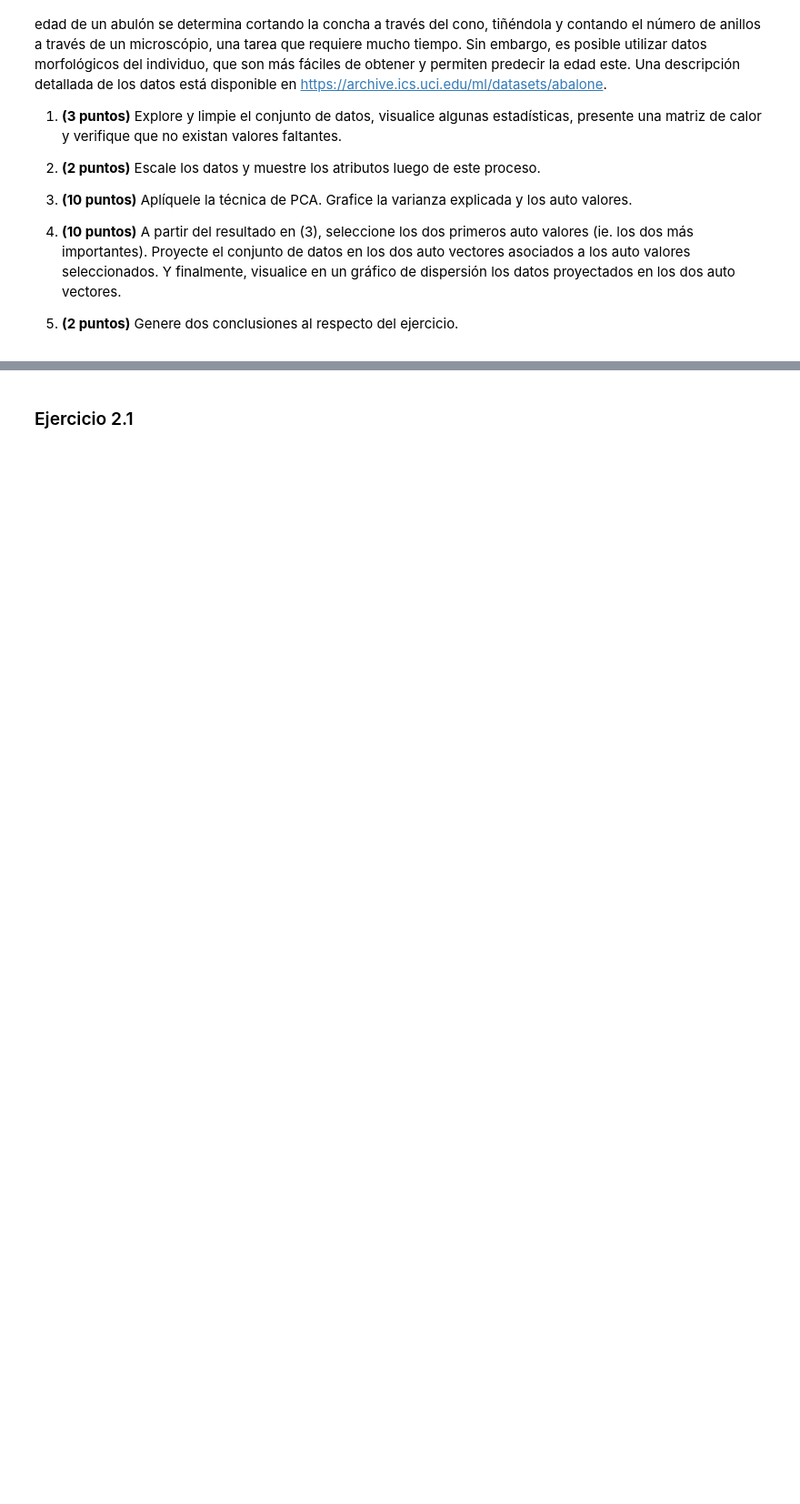
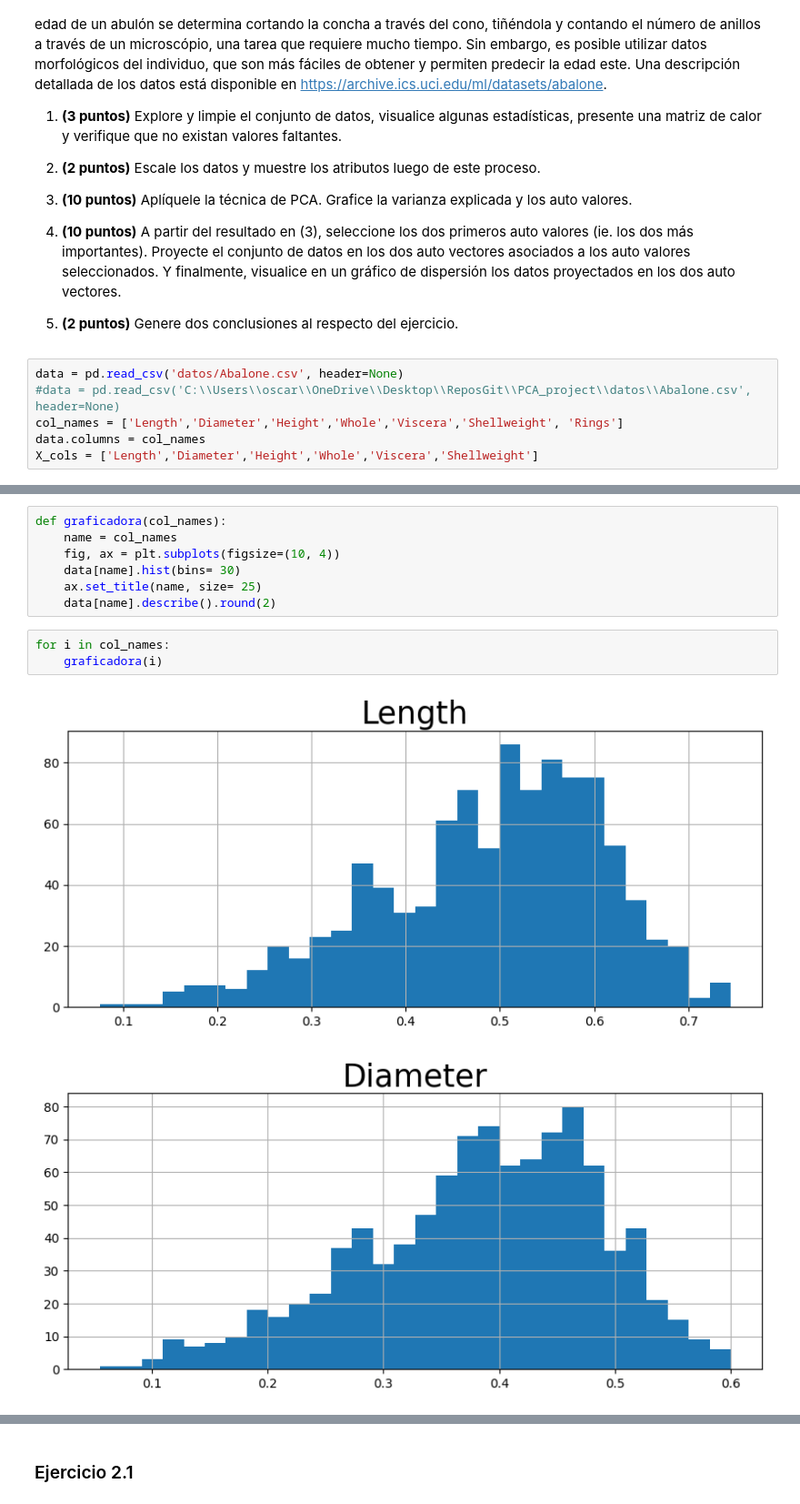
Before and after one commit to pabloamh27/PCA_project, a Jupyter notebook: TP02.ipynb, the cells around one changed output, grey strips where cells are left out. Shown at 91% size. Saved outputs shown, nothing was run; the diff lists cells and outputs as text; blank space fills up the shorter version.

```diff
--- a/TP02.ipynb
+++ b/TP02.ipynb
@@ -346,3 +346,9 @@ El conjunto de datos puede ser utilizado para entrenar modelos para predecir la
 4. **(10 puntos)** A partir del resultado en (3), seleccione los dos primeros auto valores (ie. los dos más importantes). Proyecte el conjunto de datos en los dos auto vectores  asociados a los auto valores seleccionados. Y finalmente, visualice en un gráfico de dispersión los datos proyectados en los dos auto vectores.
 
 5. **(2 puntos)** Genere dos conclusiones al respecto del ejercicio.
+# %%
+data = pd.read_csv('datos/Abalone.csv', header=None)
+#data = pd.read_csv('C:\\Users\\oscar\\OneDrive\\Desktop\\ReposGit\\PCA_project\\datos\\Abalone.csv', header=None)
+col_names = ['Length','Diameter','Height','Whole','Viscera','Shellweight', 'Rings']
+data.columns = col_names
+X_cols = ['Length','Diameter','Height','Whole','Viscera','Shellweight']
@@ -348,0 +399,13 @@ El conjunto de datos puede ser utilizado para entrenar modelos para predecir la
+# %%
+def graficadora(col_names):
+    name = col_names
+    fig, ax = plt.subplots(figsize=(10, 4))
+    data[name].hist(bins= 30)
+    ax.set_title(name, size= 25)
+    data[name].describe().round(2)
+# %%
+for i in col_names:
+    graficadora(i)
+# %% [output]
+[figure, added]
+[figure, added]
```
Also changed, not shown: parts of 29 cells of this notebook, 1 other file.
